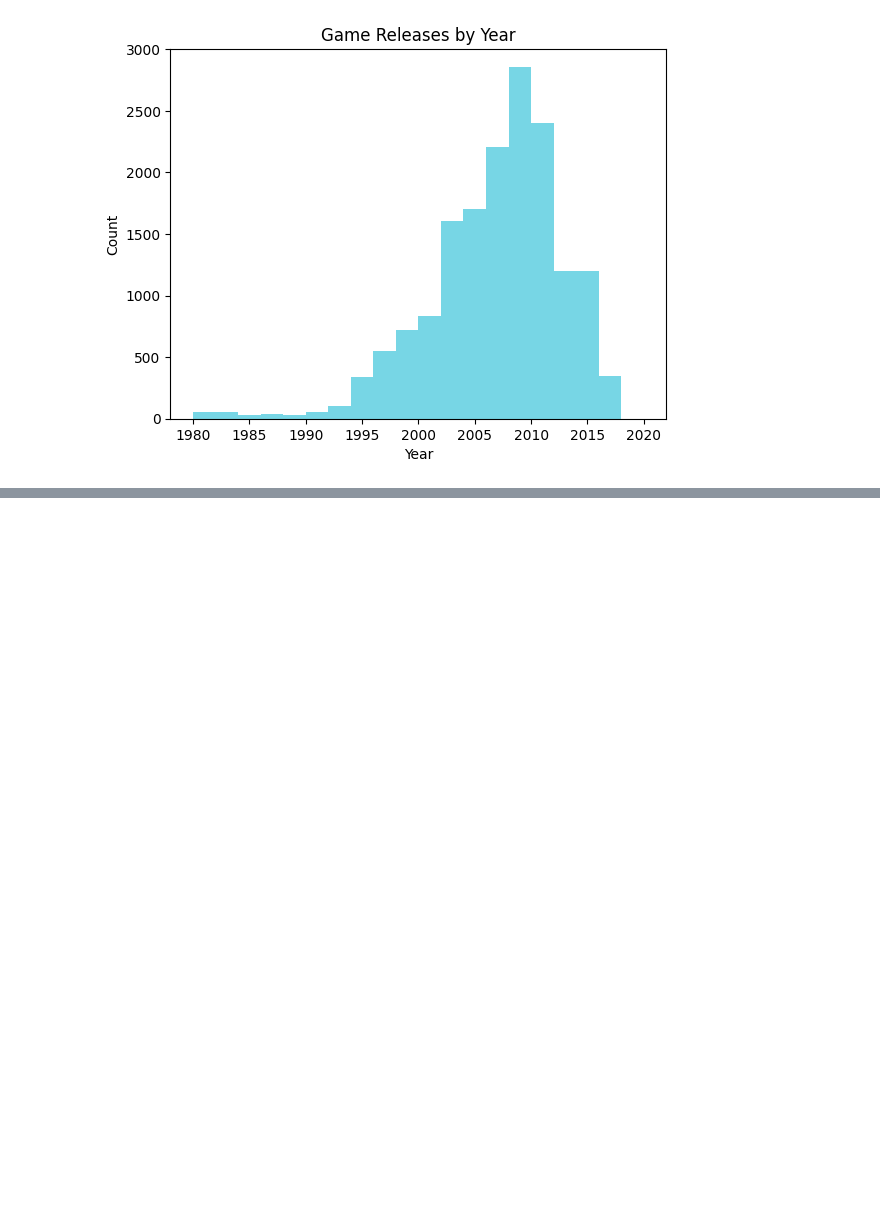
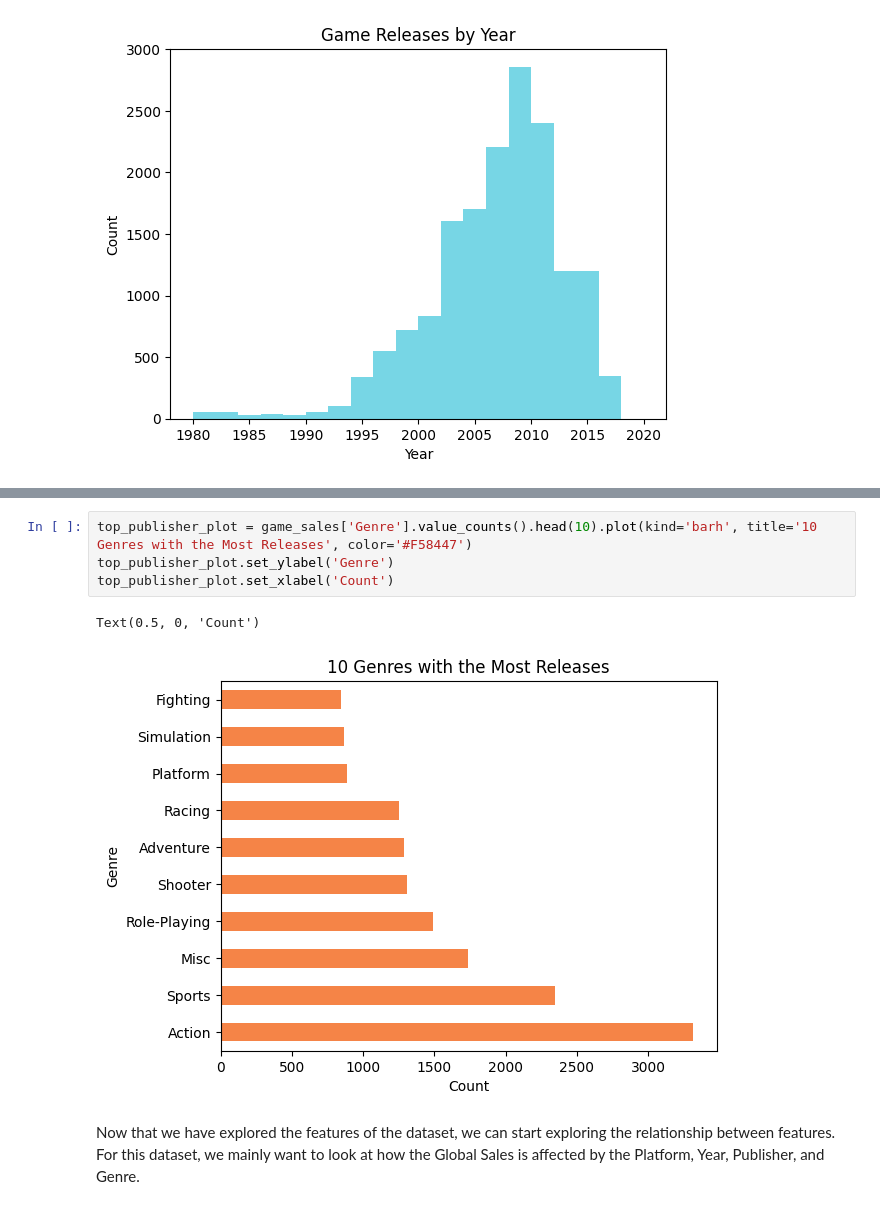
Before and after one commit to nstanfield/Video-Game-Sales-Analysis, a Jupyter notebook: Game_Sales_Analysis.ipynb, the cells around one changed output, grey strips where cells are left out. Saved outputs shown, nothing was run; the diff lists cells and outputs as text; blank space fills up the shorter version.

```diff
--- a/Game_Sales_Analysis.ipynb
+++ b/Game_Sales_Analysis.ipynb
@@ -188,0 +218,10 @@ Text(0.5, 0, 'Year')
+# %%
+top_publisher_plot = game_sales['Genre'].value_counts().head(10).plot(kind='barh', title='10 Genres with the Most Releases', color='#F58447')
+top_publisher_plot.set_ylabel('Genre')
+top_publisher_plot.set_xlabel('Count')
+# %% [output]
+Text(0.5, 0, 'Count')
+[figure, added]
+# %% [markdown]
+Now that we have explored the features of the dataset, we can start exploring the relationship between features.
+For this dataset, we mainly want to look at how the Global Sales is affected by the Platform, Year, Publisher, and Genre.
```
Also changed, not shown: parts of 5 cells of this notebook.
